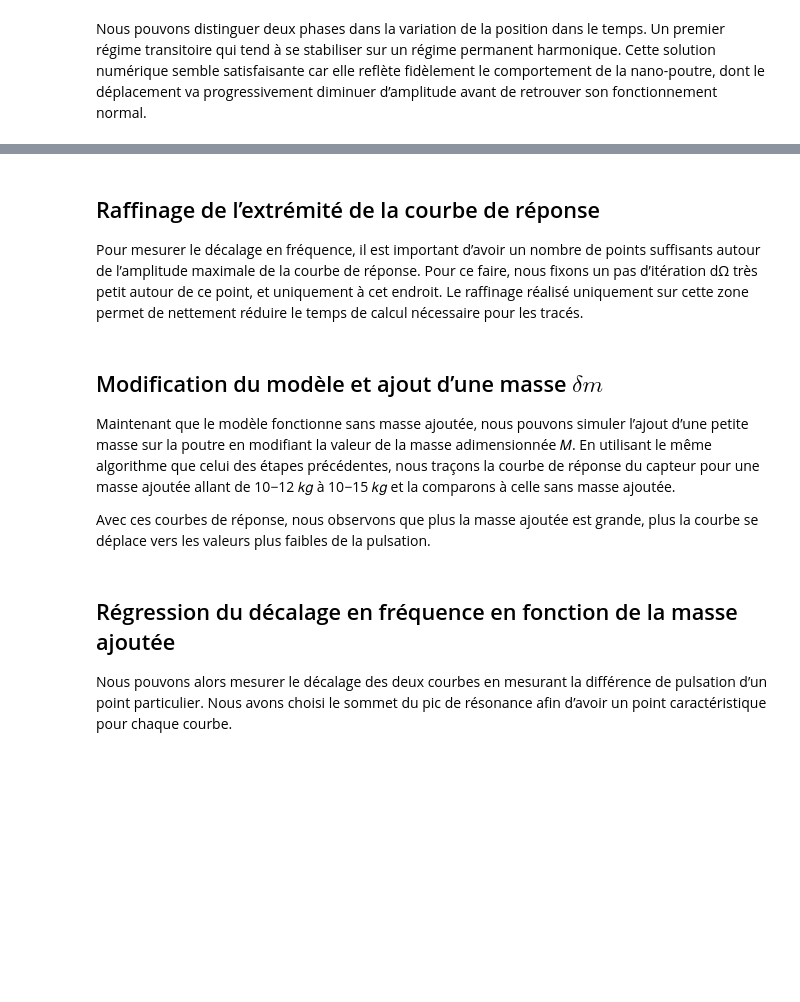
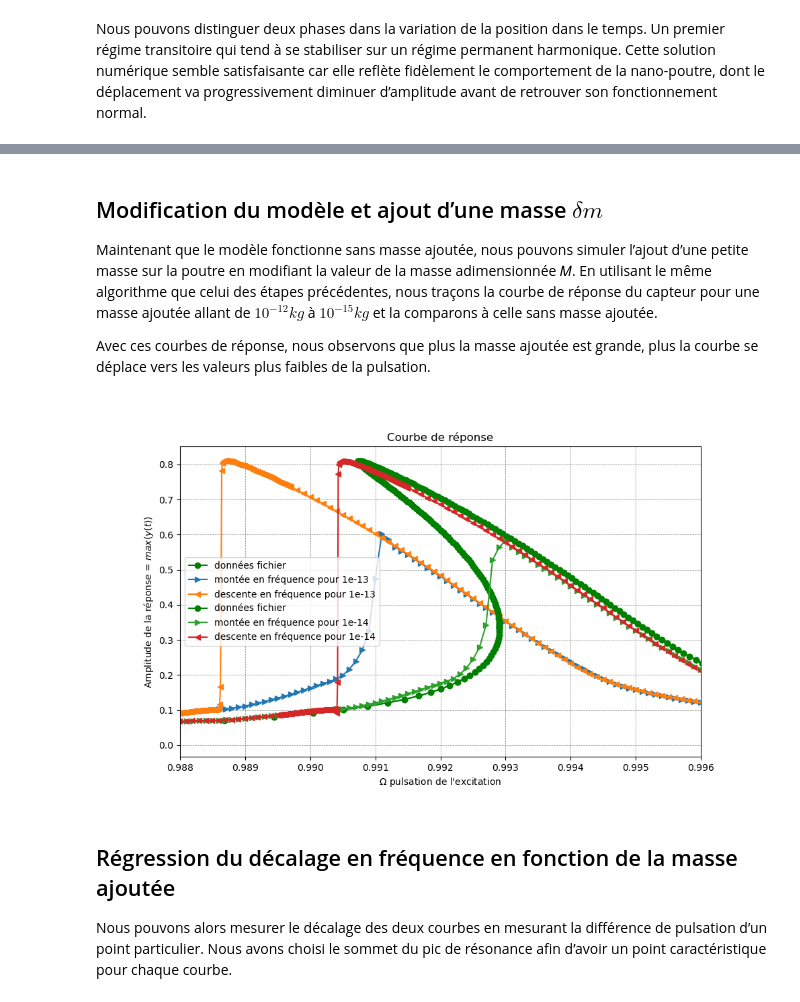
Before and after one commit to Marcsus26/P2i7-MEMS, a Jupyter notebook: jupyter-MEMS.ipynb, the cells around one changed output, grey strips where cells are left out. Cells and saved outputs as stored; diff of their text form; code cells hidden in the pictures; blank space fills up the shorter version.

```diff
--- a/jupyter-MEMS.ipynb
+++ b/jupyter-MEMS.ipynb
@@ -174,20 +179,28 @@ AttributeError: module 'newmark' has no attribute 'recuperer_courbe_data'
-# %% [markdown]
-## Raffinage de l’extrémité de la courbe de réponse
-
-Pour mesurer le décalage en fréquence, il est important d’avoir un nombre de points suffisants autour de
-l’amplitude maximale de la courbe de réponse. Pour ce faire, nous fixons un pas d’itération dΩ très petit autour
-de ce point, et uniquement à cet endroit. Le raffinage réalisé uniquement sur cette zone permet de nettement
-réduire le temps de calcul nécessaire pour les tracés.
 # %% [markdown]
 ##  Modification du modèle et ajout d’une masse $\delta m$
 
 Maintenant que le modèle fonctionne sans masse ajoutée, nous pouvons simuler l’ajout d’une petite masse
 sur la poutre en modifiant la valeur de la masse adimensionnée 𝑀. En utilisant le même algorithme que celui
-des étapes précédentes, nous traçons la courbe de réponse du capteur pour une masse ajoutée allant de
-10−12 𝑘𝑔 à 10−15 𝑘𝑔 et la comparons à celle sans masse ajoutée.
+des étapes précédentes, nous traçons la courbe de réponse du capteur pour une masse ajoutée allant de $10^{-12} kg$ à $10^{-15} kg$ et la comparons à celle sans masse ajoutée.
 
 Avec ces courbes de réponse, nous observons que plus la masse ajoutée est grande, plus la courbe se déplace
 vers les valeurs plus faibles de la pulsation.
+# %%
+fig, ax = plt.subplots(figsize = (10,6))
+
+dOMEGAinit = 0.0001
+OMEGA_debut = 0.98
+OMEGA_fin = 1.1
+
+OMEGA_MAX, OME, AMPL, OME2, AMPL2 = nk_ma.courbe_reponse_delta_m(OMEGA_debut, OMEGA_fin, dOMEGAinit, deltam=1e-13, montee=True, data = True)
+
+plot = nk.plot_response_curve(OME, AMPL, OME2, AMPL2, OMEGA_data, AMPL_data, ax, deltam=1e-13, tracer_data=True)
+
+OMEGA_MAX, OME, AMPL, OME2, AMPL2 = nk_ma.courbe_reponse_delta_m(OMEGA_debut, OMEGA_fin, dOMEGAinit, deltam=1e-14, montee=True, data = True)
+
+plot = nk.plot_response_curve(OME, AMPL, OME2, AMPL2, OMEGA_data, AMPL_data, ax, deltam=1e-14, tracer_data=True)
+# %% [output]
+[figure, added]
 # %% [markdown]
 ## Régression du décalage en fréquence en fonction de la masse ajoutée
 
```
Also changed, not shown: parts of 5 cells of this notebook, 2 other files.
